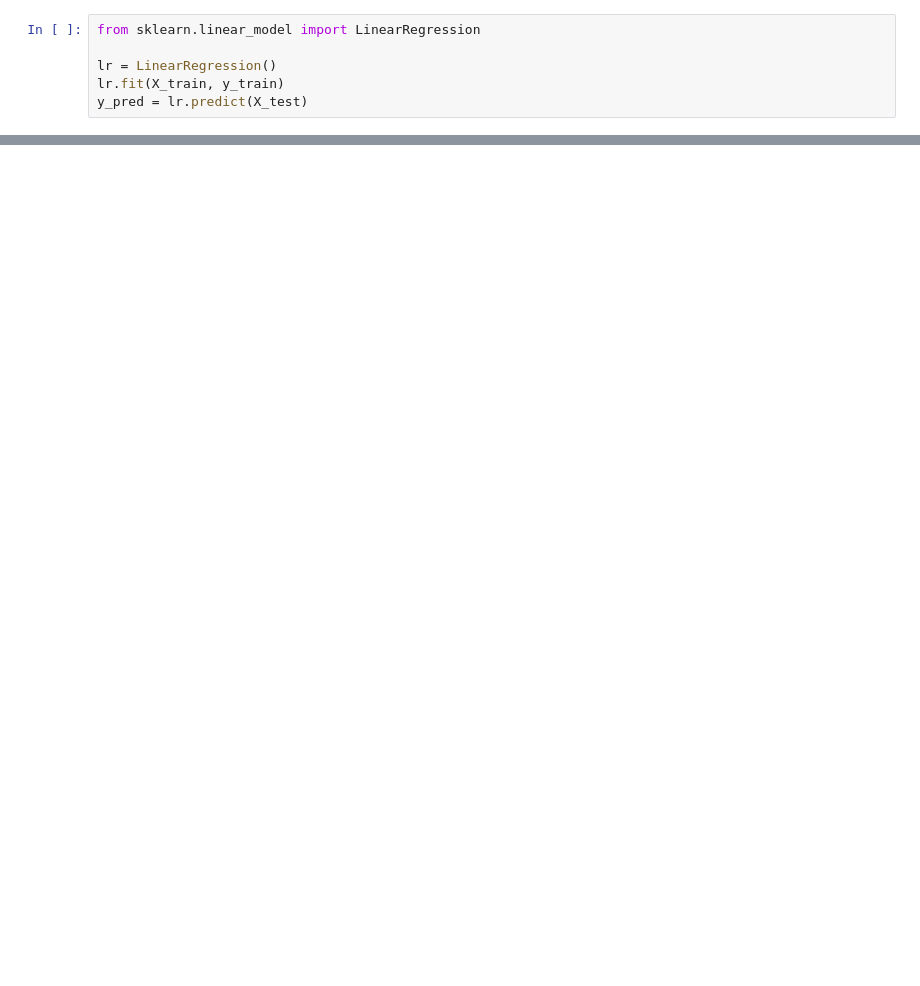
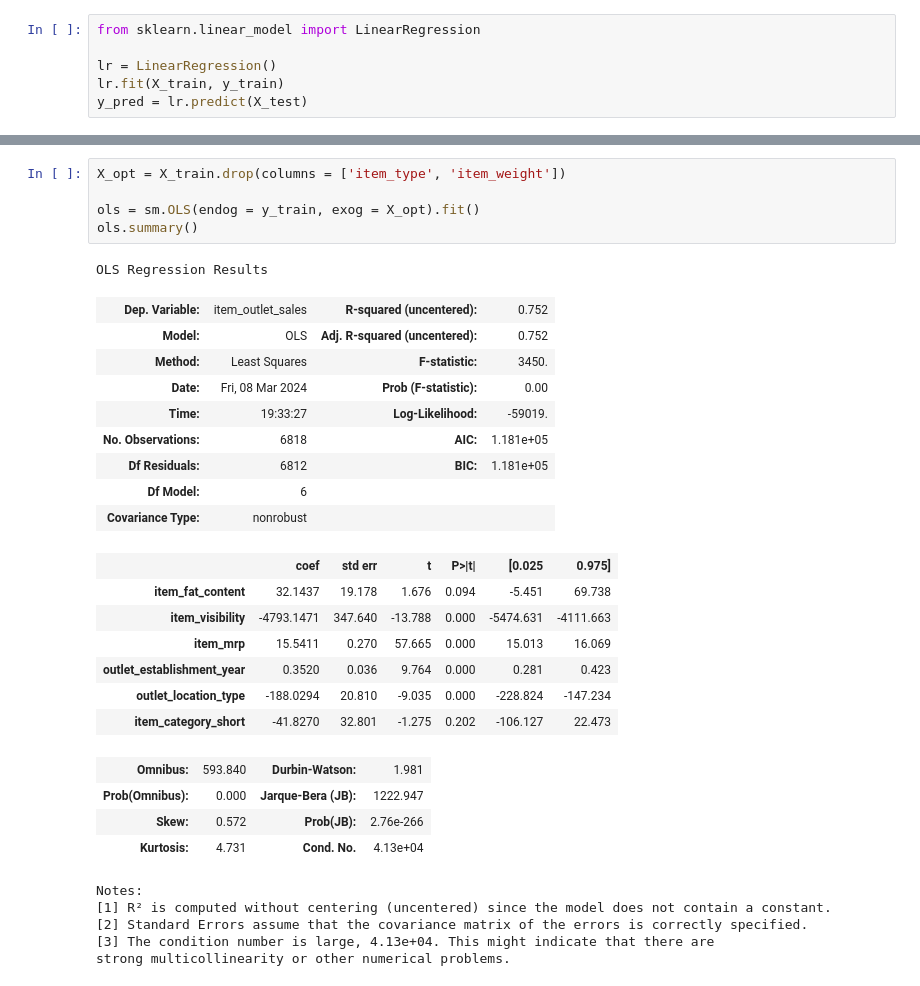
Before and after one commit to matheusmello-o/bigmart-sales-prediction, a Jupyter notebook: prediction-model.ipynb, the cells around one changed output, grey strips where cells are left out. Drawn from its saved outputs; the diff is of its cells as text; blank space fills up the shorter version.

```diff
--- a/prediction-model.ipynb
+++ b/prediction-model.ipynb
@@ -31,0 +117,32 @@ Real mean:  2181.288913575032
+# %%
+X_opt = X_train.drop(columns = ['item_type', 'item_weight'])
+
+ols = sm.OLS(endog = y_train, exog = X_opt).fit()
+ols.summary()
+# %% [output]
+OLS Regression Results
+| Dep. Variable: | item_outlet_sales | R-squared (uncentered): | 0.752 |
+| Model: | OLS | Adj. R-squared (uncentered): | 0.752 |
+| Method: | Least Squares | F-statistic: | 3450. |
+| Date: | Fri, 08 Mar 2024 | Prob (F-statistic): | 0.00 |
+| Time: | 19:33:27 | Log-Likelihood: | -59019. |
+| No. Observations: | 6818 | AIC: | 1.181e+05 |
+| Df Residuals: | 6812 | BIC: | 1.181e+05 |
+| Df Model: | 6 |  |  |
+| Covariance Type: | nonrobust |  |  |
+|  | coef | std err | t | P>|t| | [0.025 | 0.975] |
+| item_fat_content | 32.1437 | 19.178 | 1.676 | 0.094 | -5.451 | 69.738 |
+| item_visibility | -4793.1471 | 347.640 | -13.788 | 0.000 | -5474.631 | -4111.663 |
+| item_mrp | 15.5411 | 0.270 | 57.665 | 0.000 | 15.013 | 16.069 |
+| outlet_establishment_year | 0.3520 | 0.036 | 9.764 | 0.000 | 0.281 | 0.423 |
+| outlet_location_type | -188.0294 | 20.810 | -9.035 | 0.000 | -228.824 | -147.234 |
+| item_category_short | -41.8270 | 32.801 | -1.275 | 0.202 | -106.127 | 22.473 |
+| Omnibus: | 593.840 | Durbin-Watson: | 1.981 |
+| Prob(Omnibus): | 0.000 | Jarque-Bera (JB): | 1222.947 |
+| Skew: | 0.572 | Prob(JB): | 2.76e-266 |
+| Kurtosis: | 4.731 | Cond. No. | 4.13e+04 |
+Notes:
+[1] R² is computed without centering (uncentered) since the model does not contain a constant.
+[2] Standard Errors assume that the covariance matrix of the errors is correctly specified.
+[3] The condition number is large, 4.13e+04. This might indicate that there are
+strong multicollinearity or other numerical problems.
```
Also changed, not shown: parts of 16 cells of this notebook.
